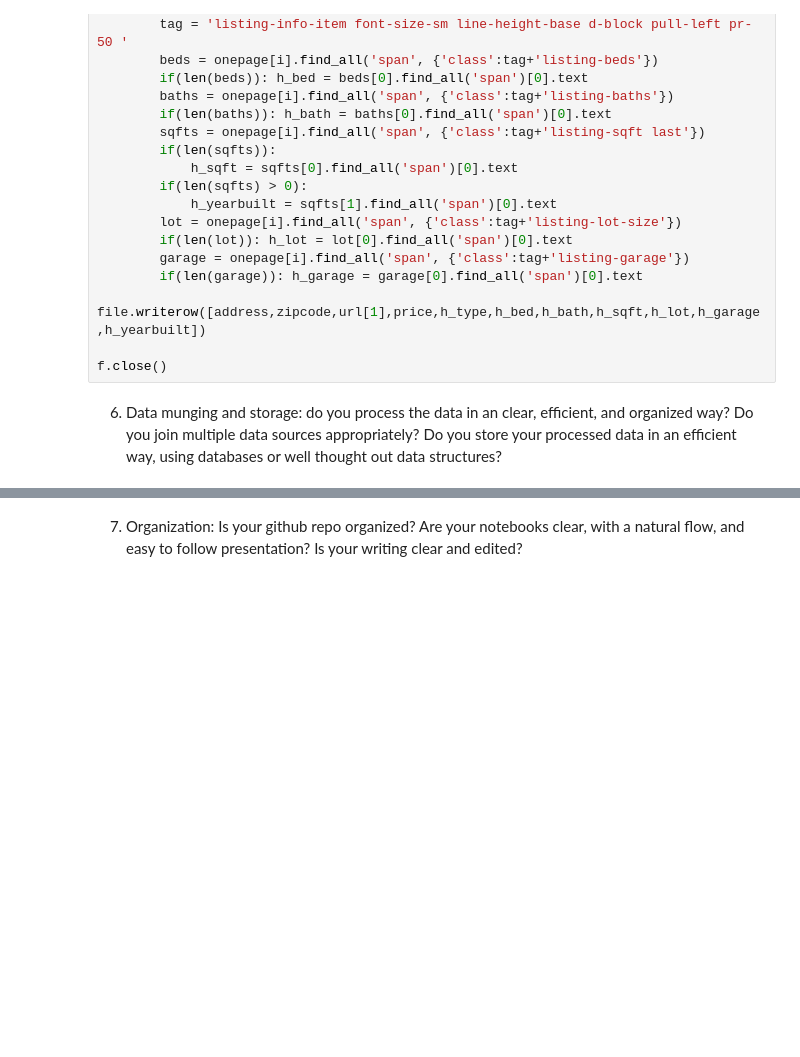
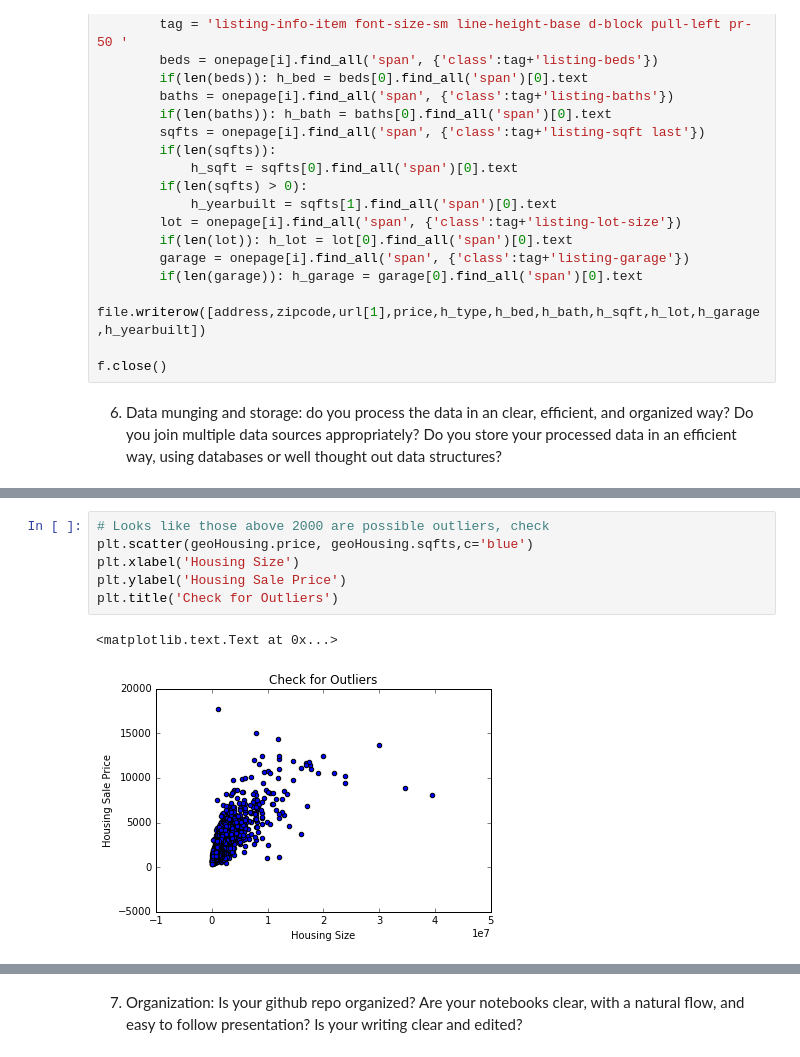
Before and after one commit to taylorxleung/STAT-141B--FINAL, a Jupyter notebook: STAT 141B-- Final Project.ipynb, the cells around one changed output, grey strips where cells are left out. Drawn from its saved outputs; the diff is of its cells as text; blank space fills up the shorter version.

```diff
--- a/STAT 141B-- Final Project.ipynb
+++ b/STAT 141B-- Final Project.ipynb
@@ -251,0 +280,9 @@ geoHousing.groupby('county').agg({'address': 'count'})
+# %%
+# Looks like those above 2000 are possible outliers, check
+plt.scatter(geoHousing.price, geoHousing.sqfts,c='blue')
+plt.xlabel('Housing Size')
+plt.ylabel('Housing Sale Price')
+plt.title('Check for Outliers')
+# %% [output]
+<matplotlib.text.Text at 0x...>
+[figure, added]
```
Also changed, not shown: parts of 7 cells of this notebook, 1 other file.
